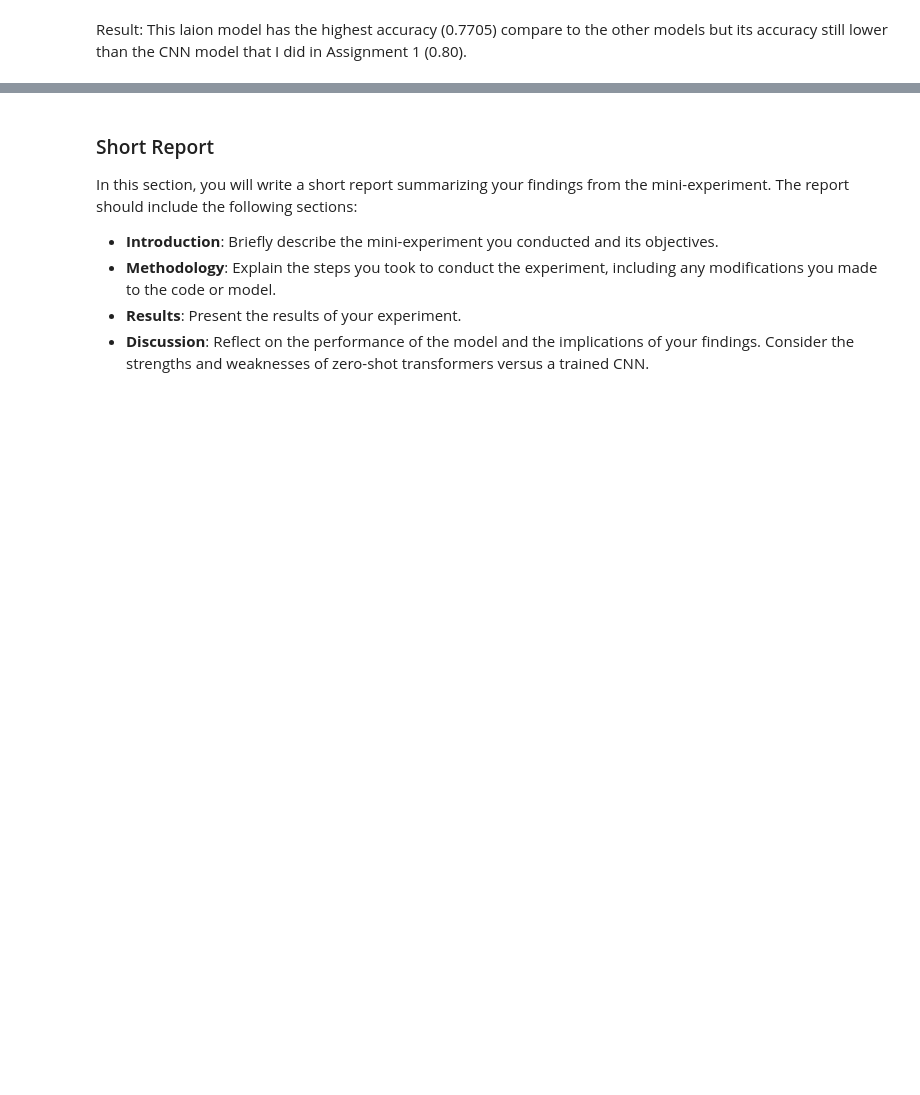
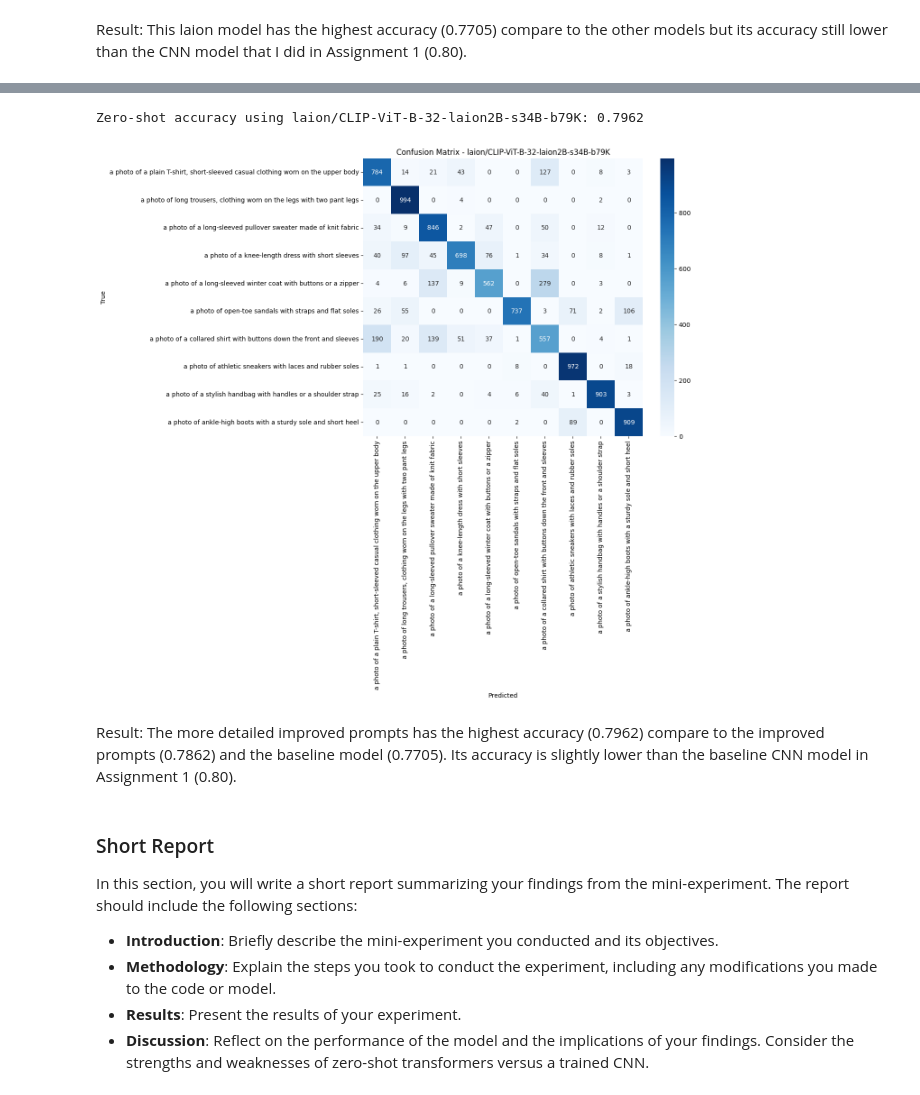
Before and after one commit to imdwipayana/deep_learning, a Jupyter notebook: 02_activities/assignments/Eka_Assignment_2/Eka_assignment_2.ipynb, the cells around one changed output, grey strips where cells are left out. Drawn from its saved outputs; the diff is of its cells as text; code cells hidden in the pictures; blank space fills up the shorter version.

```diff
--- a/02_activities/assignments/Eka_Assignment_2/Eka_assignment_2.ipynb
+++ b/02_activities/assignments/Eka_Assignment_2/Eka_assignment_2.ipynb
@@ -685,3 +739,53 @@ Result: This laion model has the highest accuracy (0.7705) compare to the other
+# %%
+# More improved prompts for Fashion-MNIST
+
+IMPROVED_PROMPTS = [
+    "a photo of a plain T-shirt, short-sleeved casual clothing worn on the upper body",       # 0 - T-shirt/top
+    "a photo of long trousers, clothing worn on the legs with two pant legs",        # 1 - Trouser
+    "a photo of a long-sleeved pullover sweater made of knit fabric",  # 2 - Pullover
+    "a photo of a knee-length dress with short sleeves",         # 3 - Dress
+    "a photo of a long-sleeved winter coat with buttons or a zipper",          # 4 - Coat
+    "a photo of open-toe sandals with straps and flat soles",         # 5 - Sandal
+    "a photo of a collared shirt with buttons down the front and sleeves",         # 6 - Shirt
+    "a photo of athletic sneakers with laces and rubber soles",        # 7 - Sneaker
+    "a photo of a stylish handbag with handles or a shoulder strap",       # 8 - Bag
+    "a photo of ankle-high boots with a sturdy sole and short heel"      # 9 - Ankle boot
+]
+
+# Convert to descriptive prompts
+text_prompts = [f"a photo of a {c}" for c in IMPROVED_PROMPTS]
+text_emb = get_text_embeddings(text_prompts)
+
+# Inference
+y_true, y_pred = [], []
+
+with torch.no_grad():
+    for pixel_values, labels in test_loader:
+        img_emb = get_image_embeddings(pixel_values)
+        logits = img_emb @ text_emb.T
+        preds = logits.argmax(dim=1).cpu().numpy()
+
+        y_true.extend(labels.numpy())
+        y_pred.extend(preds)
+
+# Compute metrics
+acc = accuracy_score(y_true, y_pred)
+print(f"Zero-shot accuracy using {model_name}: {acc:.4f}")
+# %% [output]
+Zero-shot accuracy using laion/CLIP-ViT-B-32-laion2B-s34B-b79K: 0.7962
+# %%
+cm = confusion_matrix(y_true, y_pred)
+plt.figure(figsize=(10, 8))
+sns.heatmap(cm, annot=True, fmt='d', cmap='Blues',
+            xticklabels=IMPROVED_PROMPTS, yticklabels=IMPROVED_PROMPTS)
+plt.xlabel("Predicted")
+plt.ylabel("True")
+plt.title(f"Confusion Matrix - {model_name}")
+plt.show()
+# %% [output]
+[figure, added]
+# %% [markdown]
+Result: The more detailed improved prompts has the highest accuracy (0.7962) compare to the improved prompts (0.7862) and the baseline model (0.7705). Its accuracy is slightly lower than the baseline CNN model in Assignment 1 (0.80).
 # %% [markdown]
 ### Short Report
 
```
Also changed, not shown: parts of 6 cells of this notebook.
